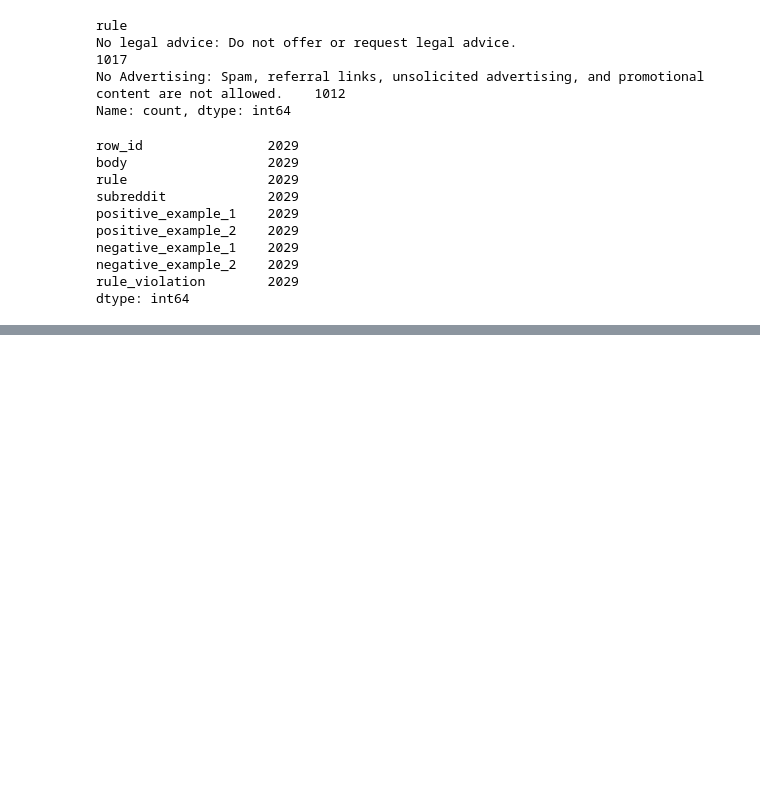
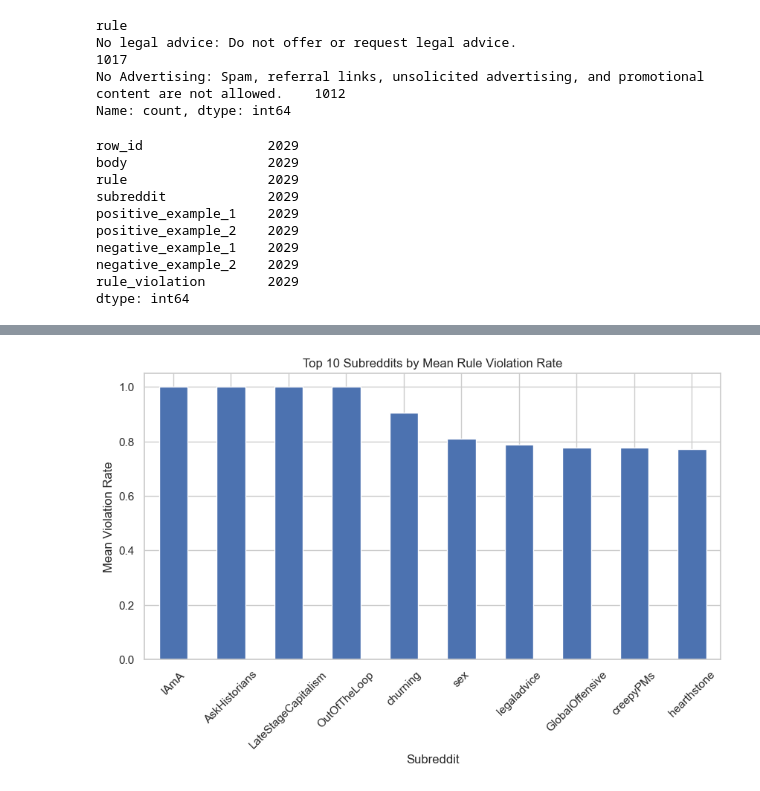
Before and after one commit to comicsans-02/Community-Rules-Classification---AI6102, a Jupyter notebook: notebooks/00_eda.ipynb, the cells around one changed output, grey strips where cells are left out. Drawn from its saved outputs; the diff is of its cells as text; code cells hidden in the pictures; blank space fills up the shorter version.

```diff
--- a/notebooks/00_eda.ipynb
+++ b/notebooks/00_eda.ipynb
@@ -49,0 +73,19 @@ test_df = pd.read_csv("../data/raw/test.csv")
+# %%
+plt.figure(figsize=(10,5))
+
+violation_rate = (
+    train_df.groupby("subreddit")["rule_violation"]
+    .mean()
+    .sort_values(ascending=False)
+    .head(10)
+)
+
+violation_rate.plot(kind="bar")
+
+plt.title("Top 10 Subreddits by Mean Rule Violation Rate")
+plt.ylabel("Mean Violation Rate")
+plt.xlabel("Subreddit")
+plt.xticks(rotation=45)
+plt.show()
+# %% [output]
+[figure, added]
```
Also changed, not shown: parts of 5 cells of this notebook, 17 other files.
